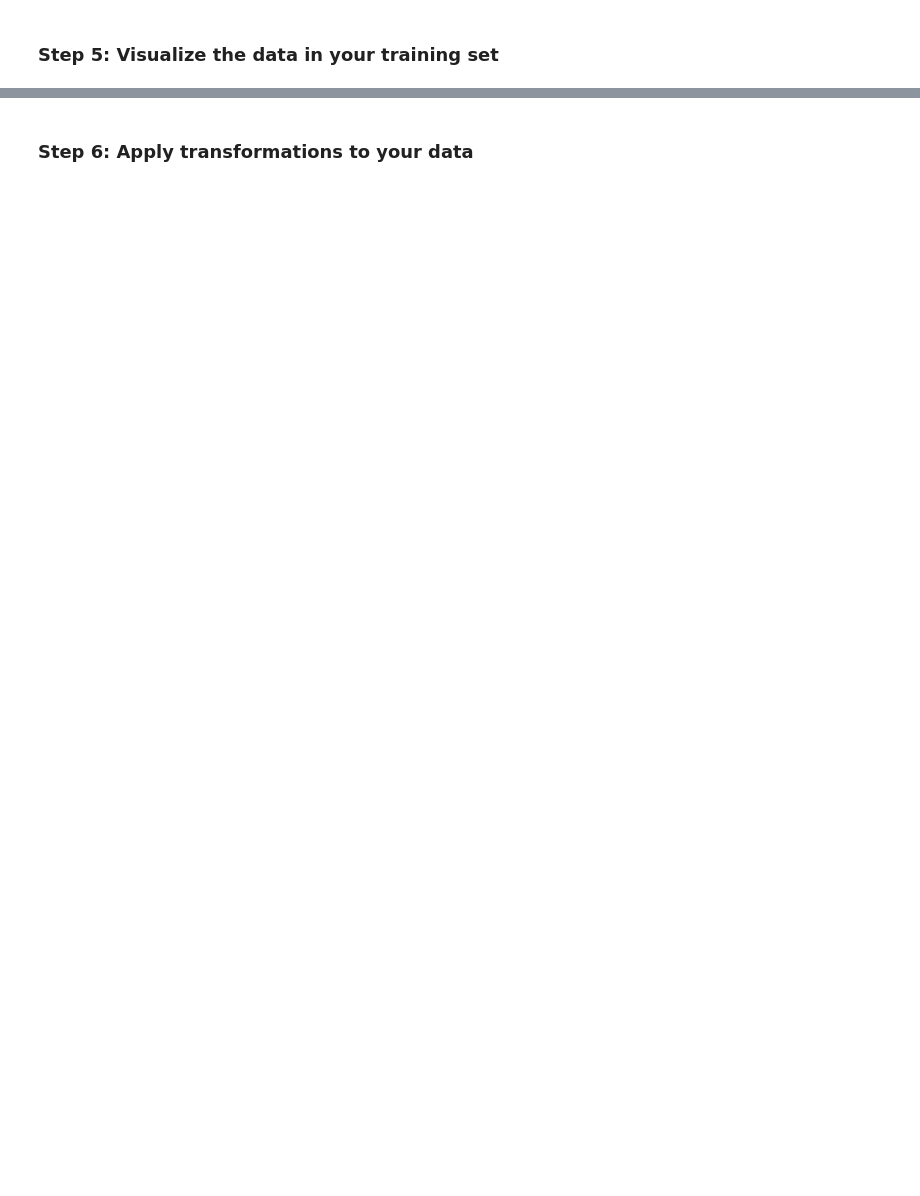
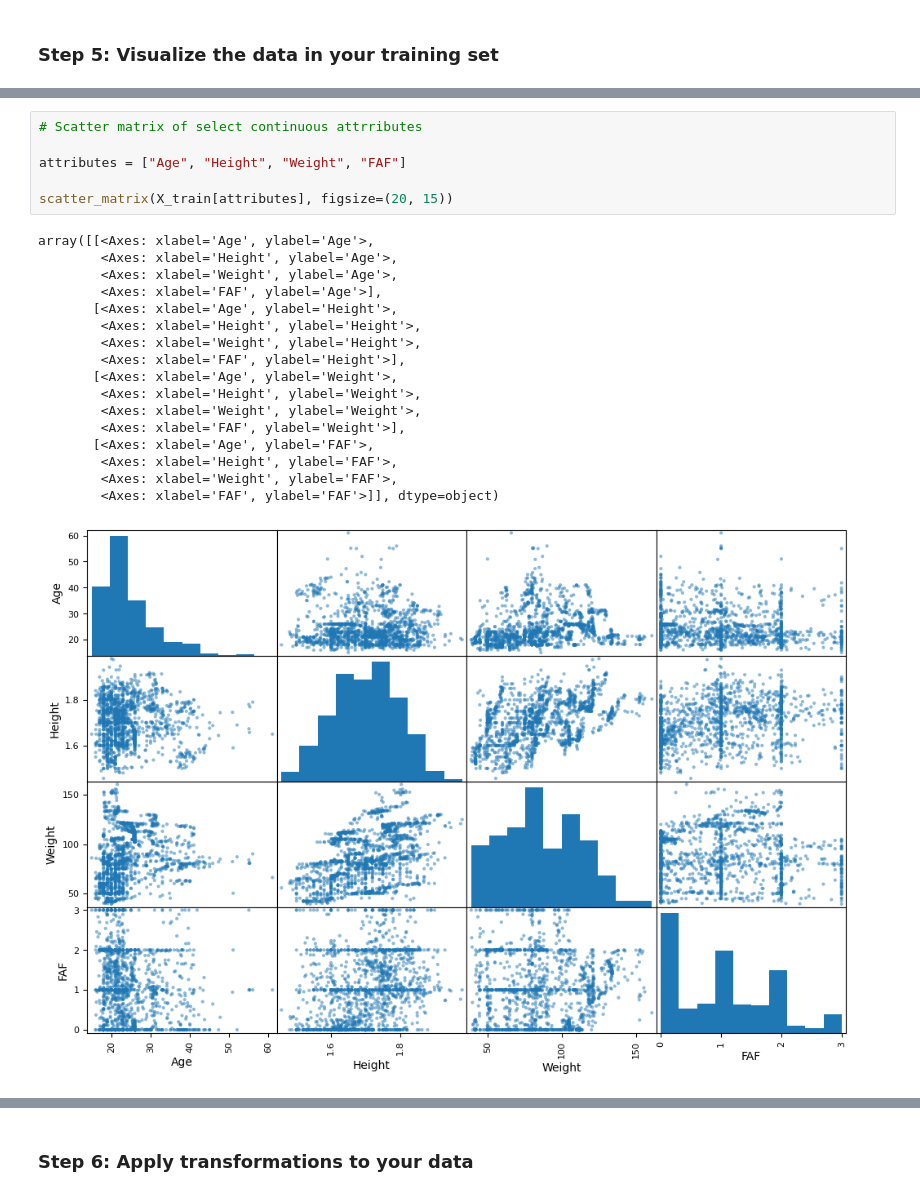
Before and after one commit to naterattner/data71200, a Jupyter notebook: project_1/data71200_summer24_project1.ipynb, the cells around one changed output, grey strips where cells are left out. Cells and saved outputs as stored; diff of their text form; blank space fills up the shorter version.

```diff
--- a/project_1/data71200_summer24_project1.ipynb
+++ b/project_1/data71200_summer24_project1.ipynb
@@ -16,0 +254,24 @@ The goal for this assignment is to create a usable dataset from an open-source d
+# %%
+# Scatter matrix of select continuous attrributes
+
+attributes = ["Age", "Height", "Weight", "FAF"]
+
+scatter_matrix(X_train[attributes], figsize=(20, 15))
+# %% [output]
+array([[<Axes: xlabel='Age', ylabel='Age'>,
+        <Axes: xlabel='Height', ylabel='Age'>,
+        <Axes: xlabel='Weight', ylabel='Age'>,
+        <Axes: xlabel='FAF', ylabel='Age'>],
+       [<Axes: xlabel='Age', ylabel='Height'>,
+        <Axes: xlabel='Height', ylabel='Height'>,
+        <Axes: xlabel='Weight', ylabel='Height'>,
+        <Axes: xlabel='FAF', ylabel='Height'>],
+       [<Axes: xlabel='Age', ylabel='Weight'>,
+        <Axes: xlabel='Height', ylabel='Weight'>,
+        <Axes: xlabel='Weight', ylabel='Weight'>,
+        <Axes: xlabel='FAF', ylabel='Weight'>],
+       [<Axes: xlabel='Age', ylabel='FAF'>,
+        <Axes: xlabel='Height', ylabel='FAF'>,
+        <Axes: xlabel='Weight', ylabel='FAF'>,
+        <Axes: xlabel='FAF', ylabel='FAF'>]], dtype=object)
+[figure, added]
```
Also changed, not shown: parts of 17 cells of this notebook.
